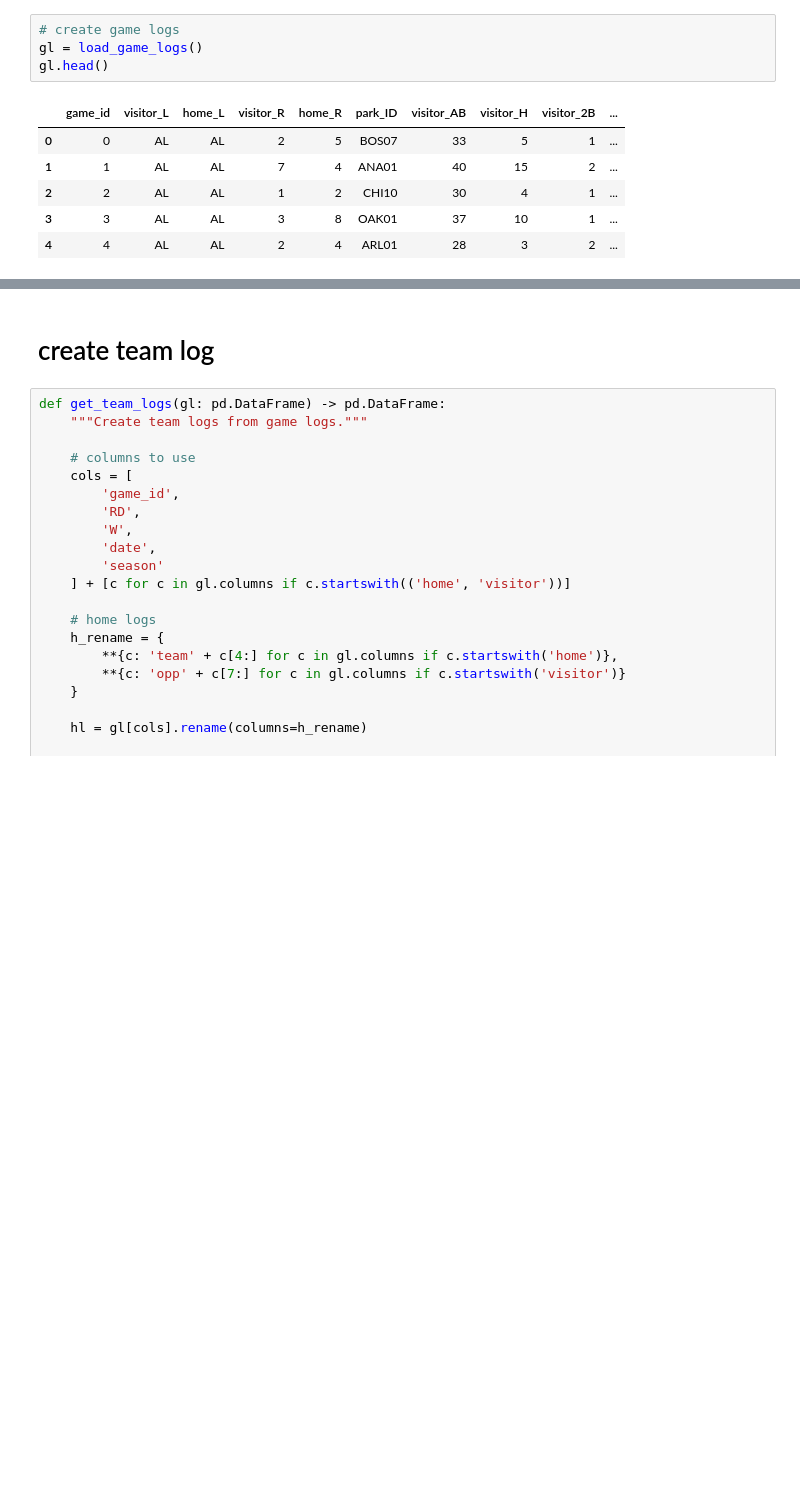
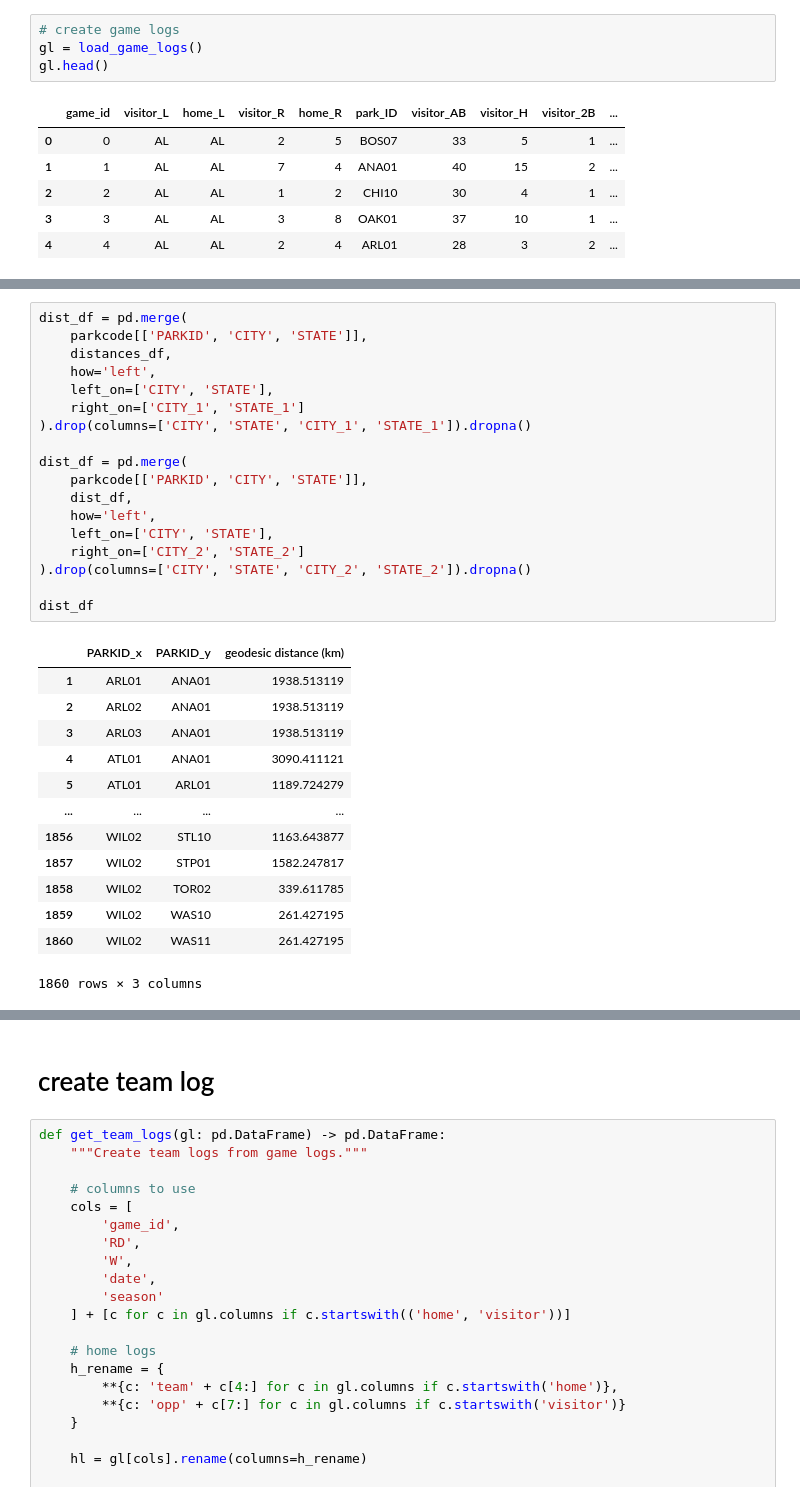
Before and after one commit to lanejere5/mlb, a Jupyter notebook: elo/features.ipynb, the cells around one changed output, grey strips where cells are left out. Saved outputs shown, nothing was run; the diff lists cells and outputs as text; blank space fills up the shorter version.

```diff
--- a/elo/features.ipynb
+++ b/elo/features.ipynb
@@ -220,0 +322,32 @@ parkcode.txt        100%[===================>]  20.22K  --.-KB/s    in 0.02s
+# %%
+dist_df = pd.merge(
+    parkcode[['PARKID', 'CITY', 'STATE']],
+    distances_df,
+    how='left',
+    left_on=['CITY', 'STATE'],
+    right_on=['CITY_1', 'STATE_1']
+).drop(columns=['CITY', 'STATE', 'CITY_1', 'STATE_1']).dropna()
+
+dist_df = pd.merge(
+    parkcode[['PARKID', 'CITY', 'STATE']],
+    dist_df,
+    how='left',
+    left_on=['CITY', 'STATE'],
+    right_on=['CITY_2', 'STATE_2']
+).drop(columns=['CITY', 'STATE', 'CITY_2', 'STATE_2']).dropna()
+
+dist_df
+# %% [output]
+|  | PARKID_x | PARKID_y | geodesic distance (km) |
+| 1 | ARL01 | ANA01 | 1938.513119 |
+| 2 | ARL02 | ANA01 | 1938.513119 |
+| 3 | ARL03 | ANA01 | 1938.513119 |
+| 4 | ATL01 | ANA01 | 3090.411121 |
+| 5 | ATL01 | ARL01 | 1189.724279 |
+| ... | ... | ... | ... |
+| 1856 | WIL02 | STL10 | 1163.643877 |
+| 1857 | WIL02 | STP01 | 1582.247817 |
+| 1858 | WIL02 | TOR02 | 339.611785 |
+| 1859 | WIL02 | WAS10 | 261.427195 |
+| 1860 | WIL02 | WAS11 | 261.427195 |
+1860 rows × 3 columns
```
Also changed, not shown: parts of 16 cells of this notebook.
